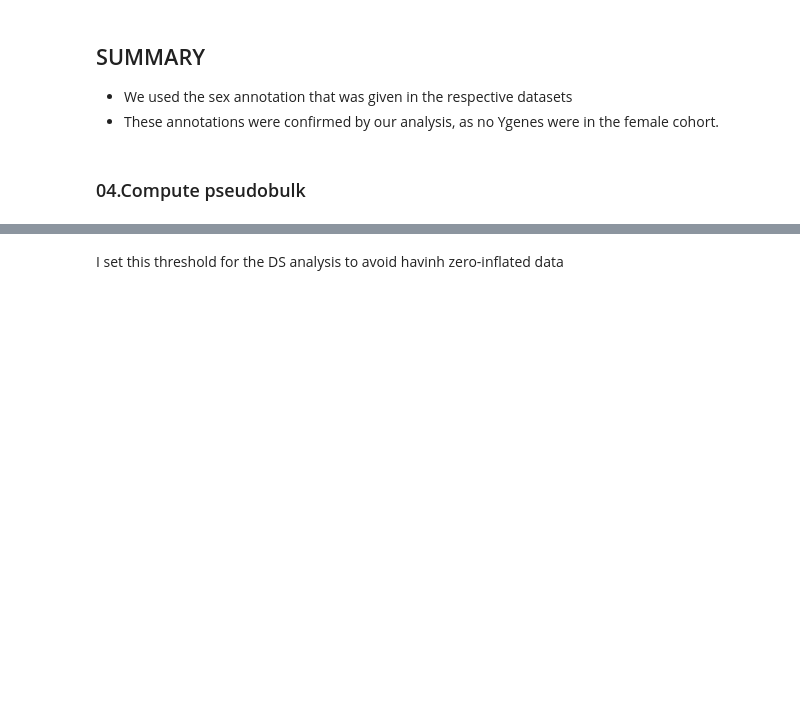
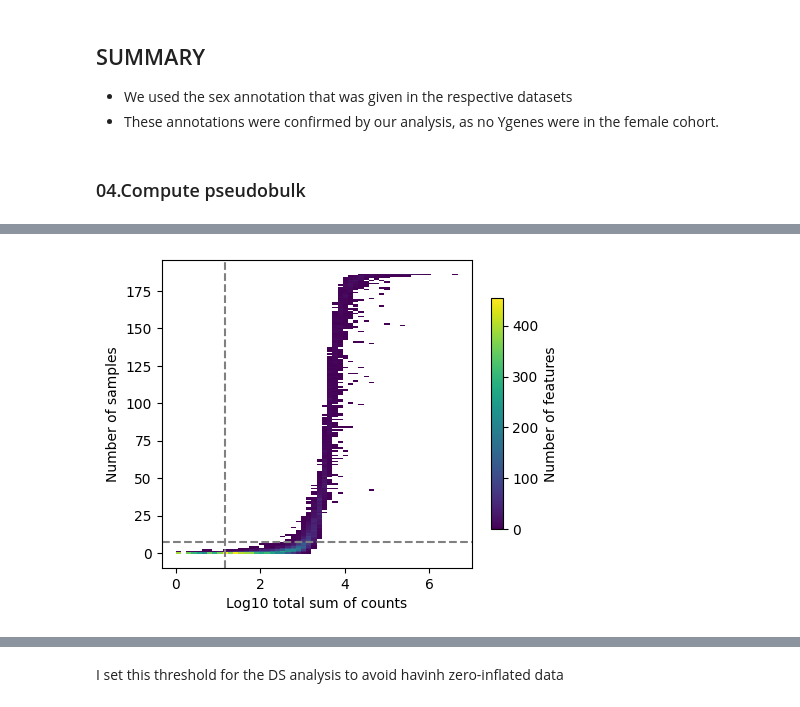
Before and after one commit to ErikaKvalem/NSCLC_gender_2023, a Jupyter notebook: 02-scripts/011_analysis_paired_remove_xy/10_pseudobulk_nsclc.ipynb, the cells around one changed output, grey strips where cells are left out. Saved outputs shown, nothing was run; the diff lists cells and outputs as text; code cells hidden in the pictures; blank space fills up the shorter version.

```diff
--- a/02-scripts/011_analysis_paired_remove_xy/10_pseudobulk_nsclc.ipynb
+++ b/02-scripts/011_analysis_paired_remove_xy/10_pseudobulk_nsclc.ipynb
@@ -786,0 +342,8 @@ dc.plot_psbulk_samples(pdata, groupby=['dataset', 'platform'], figsize=(12, 4))
+# %%
+pdata_by_cell_type = {}
+for ct in cell_types:
+    pb = pdata[pdata.obs["cell_type"] == ct, :].copy()
+    if pb.obs["origin"].nunique() <= 1:
+        print(f"Cell type {ct} does not have samples in all groups")
+    else:
+        pdata_by_cell_type[ct] = pb
@@ -786,0 +370,9 @@ dc.plot_psbulk_samples(pdata, groupby=['dataset', 'platform'], figsize=(12, 4))
+# %%
+dc.plot_filter_by_expr(
+    pdata_by_cell_type['B cell'],
+    group="origin",
+    min_count=10,
+    min_total_count=15,
+)
+# %% [output]
+[figure, added]
```
Also changed, not shown: parts of 79 cells of this notebook, 1 other file.
